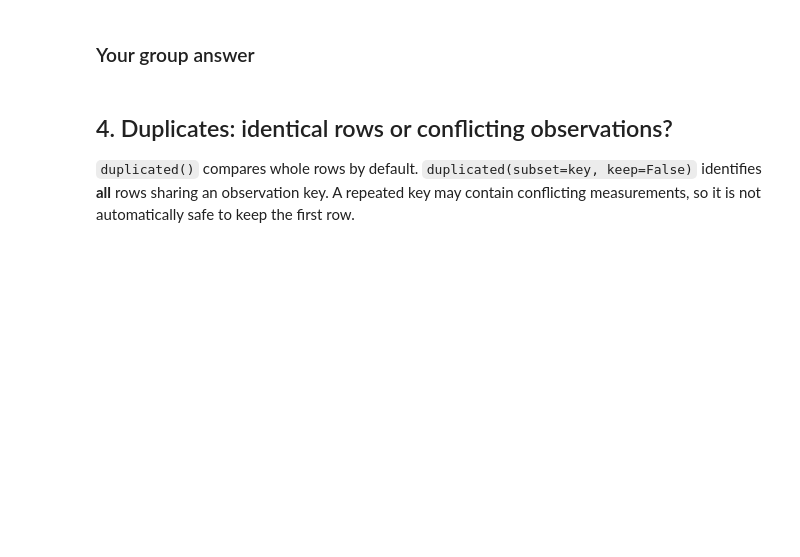
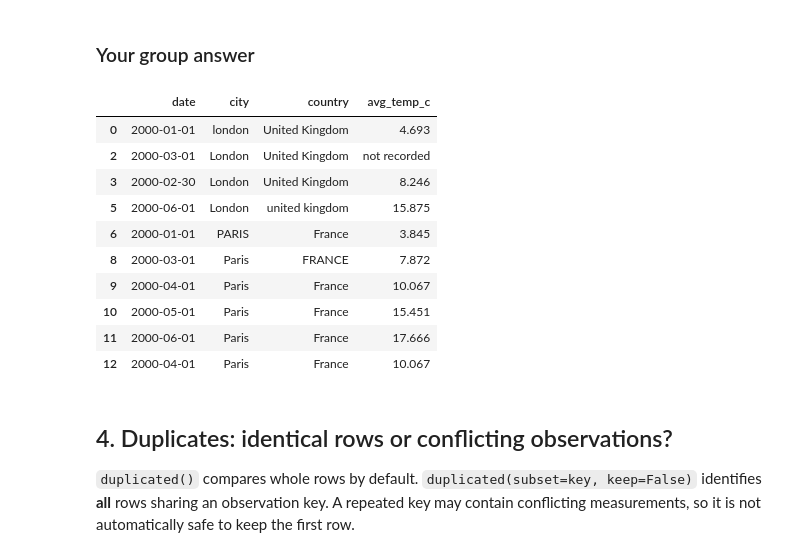
Before and after one commit to snvpey/INF4-GroupeMontagne, a Jupyter notebook: notebooks/03-Data-Cleaning-S3.ipynb, the cells around one changed output. Saved outputs shown, nothing was run; the diff lists cells and outputs as text; code cells hidden in the pictures; blank space fills up the shorter version.

```diff
--- a/notebooks/03-Data-Cleaning-S3.ipynb
+++ b/notebooks/03-Data-Cleaning-S3.ipynb
@@ -278,6 +286,54 @@ display(incoming)
 ### Your group answer
 # %%
 # Your code here
+#1
+prepared = incoming.copy()
+#2
+prepared.isna().sum()
+prepared.dtypes
+prepared.duplicated().sum()
+#3
+convertedTemp = pd.to_numeric(
+    prepared["avg_temp_c"].str.replace(",", ".", regex=False),
+    errors="coerce"
+)
+
+convertedDate = pd.to_datetime(
+    prepared["date"],
+    format="%Y-%m-%d",
+    errors="coerce"
+)
+
+convertedString = prepared[["city", "country"]].apply(
+    lambda col: col.str.strip().str.title()
+)
+
+prepared["avg_temp_c"] = convertedTemp
+prepared["date"] = convertedDate
+prepared[["city", "country"]] = convertedString
+
+#4
+bad_temp = incoming["avg_temp_c"].notna() & convertedTemp.isna()
+
+bad_date = incoming["date"].notna() & convertedDate.isna()
+
+bad_rows = bad_temp | bad_date
+
+display(incoming.loc[bad_rows])
+
+#5
+# %% [output]
+|  | date | city | country | avg_temp_c |
+| 0 | 2000-01-01 | london | United Kingdom | 4.693 |
+| 2 | 2000-03-01 | London | United Kingdom | not recorded |
+| 3 | 2000-02-30 | London | United Kingdom | 8.246 |
+| 5 | 2000-06-01 | London | united kingdom | 15.875 |
+| 6 | 2000-01-01 | PARIS | France | 3.845 |
+| 8 | 2000-03-01 | Paris | FRANCE | 7.872 |
+| 9 | 2000-04-01 | Paris | France | 10.067 |
+| 10 | 2000-05-01 | Paris | France | 15.451 |
+| 11 | 2000-06-01 | Paris | France | 17.666 |
+| 12 | 2000-04-01 | Paris | France | 10.067 |
 # %% [markdown]
 ## 4. Duplicates: identical rows or conflicting observations?
 
```
Also changed, not shown: parts of 1 cell of this notebook.
